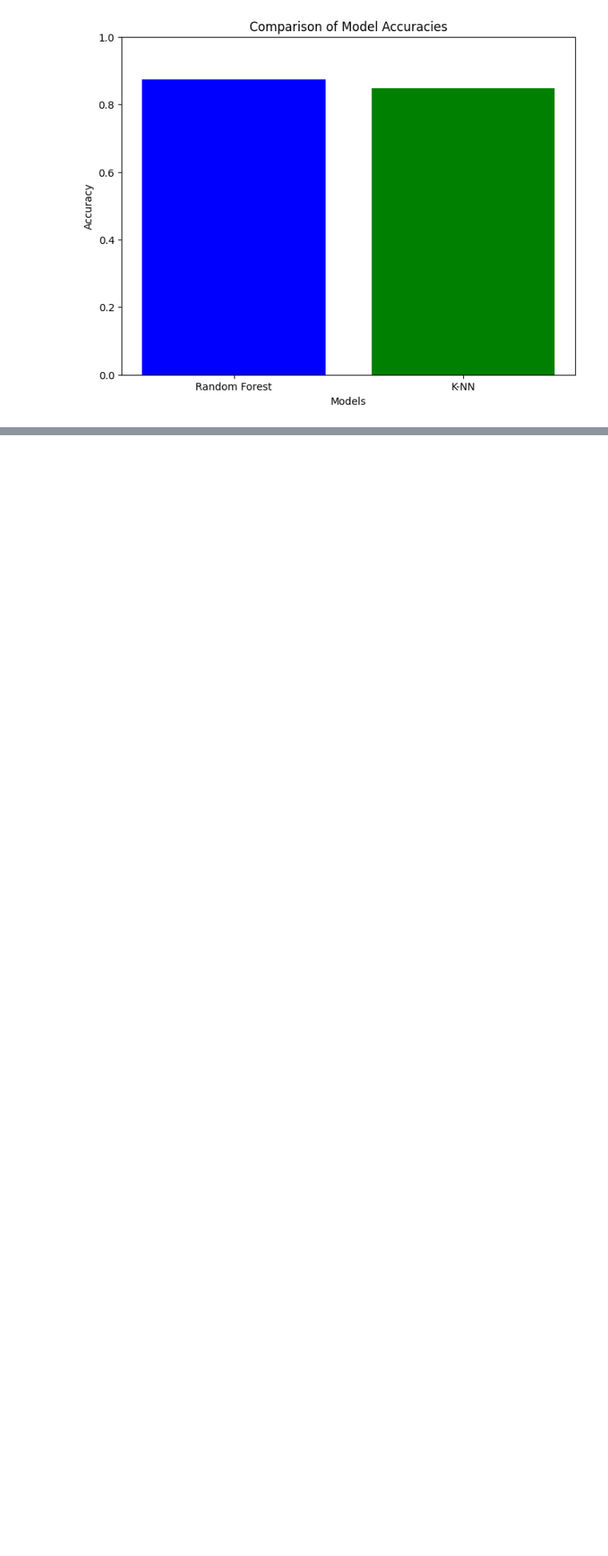
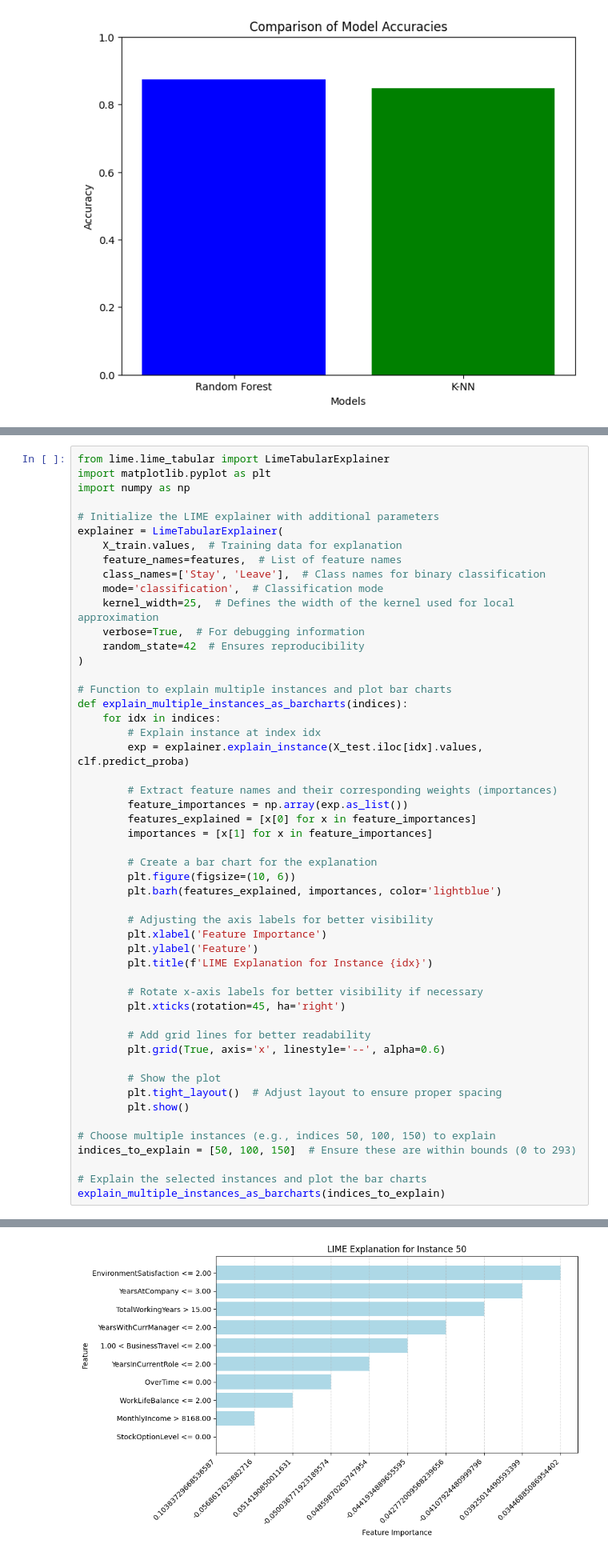
Before and after one commit to nischalbharathraj/employee_attrition-, a Jupyter notebook: employee_attrition.ipynb, the cells around one changed output, grey strips where cells are left out. Shown at 80% size. Drawn from its saved outputs; the diff is of its cells as text; blank space fills up the shorter version.

```diff
--- a/employee_attrition.ipynb
+++ b/employee_attrition.ipynb
@@ -192,0 +355,52 @@ plt.show()
+# %%
+from lime.lime_tabular import LimeTabularExplainer
+import matplotlib.pyplot as plt
+import numpy as np
+
+# Initialize the LIME explainer with additional parameters
+explainer = LimeTabularExplainer(
+    X_train.values,  # Training data for explanation
+    feature_names=features,  # List of feature names
+    class_names=['Stay', 'Leave'],  # Class names for binary classification
+    mode='classification',  # Classification mode
+    kernel_width=25,  # Defines the width of the kernel used for local approximation
+    verbose=True,  # For debugging information
+    random_state=42  # Ensures reproducibility
+)
+
+# Function to explain multiple instances and plot bar charts
+def explain_multiple_instances_as_barcharts(indices):
+    for idx in indices:
+        # Explain instance at index idx
+        exp = explainer.explain_instance(X_test.iloc[idx].values, clf.predict_proba)
+
+        # Extract feature names and their corresponding weights (importances)
+        feature_importances = np.array(exp.as_list())
+        features_explained = [x[0] for x in feature_importances]
+        importances = [x[1] for x in feature_importances]
+
+        # Create a bar chart for the explanation
+        plt.figure(figsize=(10, 6))
+        plt.barh(features_explained, importances, color='lightblue')
+
+        # Adjusting the axis labels for better visibility
+        plt.xlabel('Feature Importance')
+        plt.ylabel('Feature')
+        plt.title(f'LIME Explanation for Instance {idx}')
+
+        # Rotate x-axis labels for better visibility if necessary
+        plt.xticks(rotation=45, ha='right')
+
+        # Add grid lines for better readability
+        plt.grid(True, axis='x', linestyle='--', alpha=0.6)
+
+        # Show the plot
+        plt.tight_layout()  # Adjust layout to ensure proper spacing
+        plt.show()
+
+# Choose multiple instances (e.g., indices 50, 100, 150) to explain
+indices_to_explain = [50, 100, 150]  # Ensure these are within bounds (0 to 293)
+
+# Explain the selected instances and plot the bar charts
+explain_multiple_instances_as_barcharts(indices_to_explain)
+# %% [output]
@@ -192,0 +410 @@ plt.show()
+[figure, added]
```
Also changed, not shown: parts of 13 cells of this notebook.
